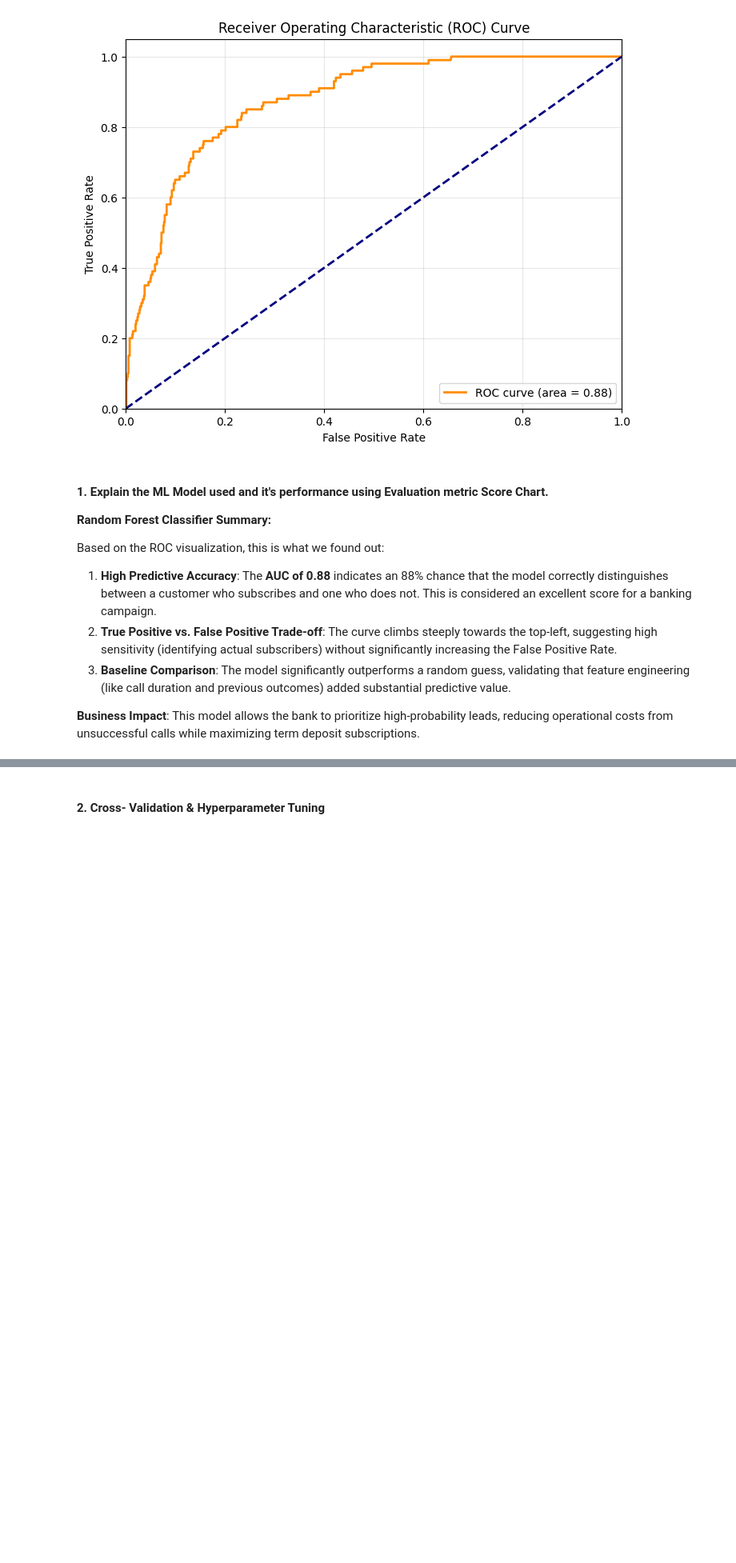
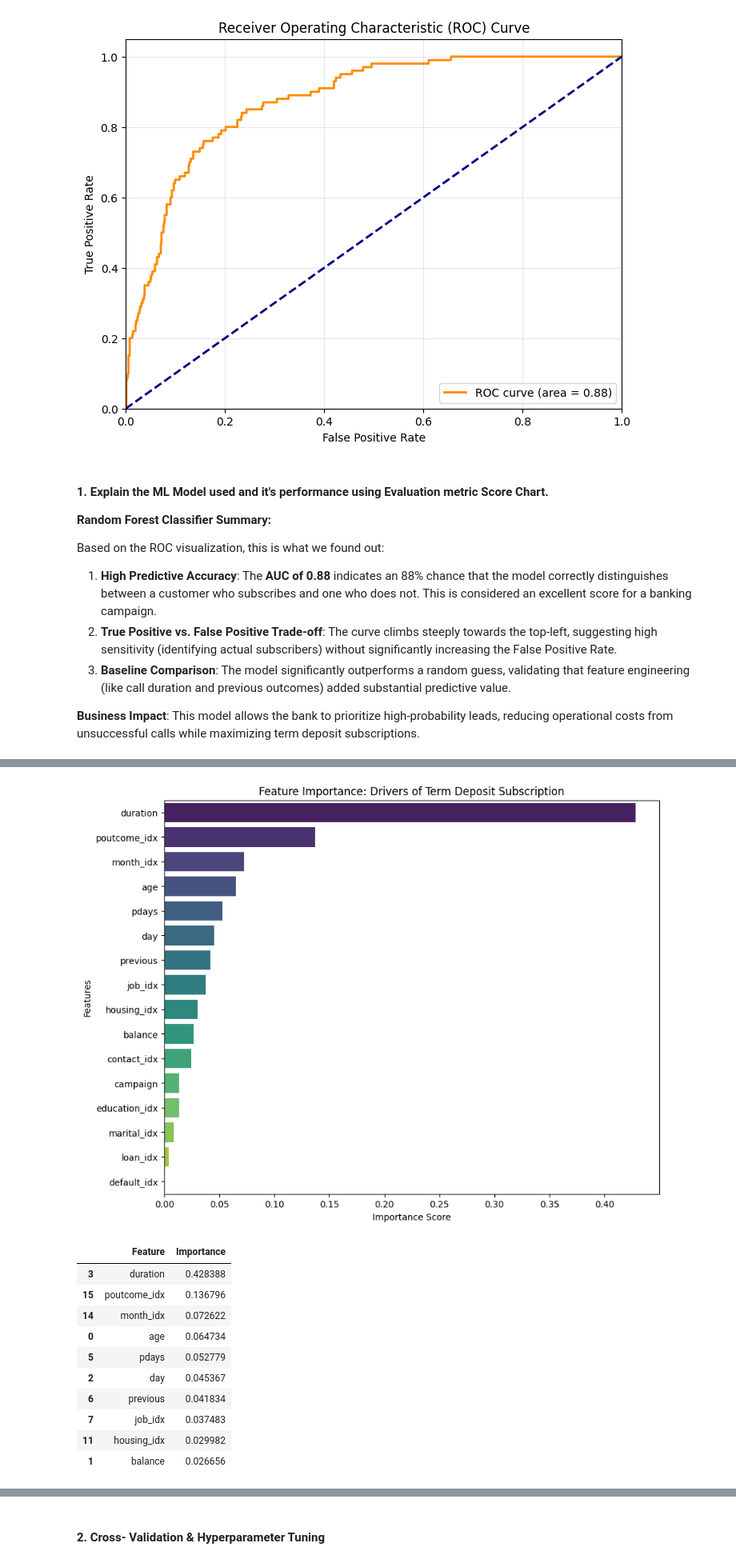
Before and after one commit to amol004/Financial-Forecasting-Frontier-Distributed-ML, a Jupyter notebook: Financial_Forecasting_Frontier_Distributed_ML.ipynb, the cells around one changed output, grey strips where cells are left out. Shown at 80% size. Drawn from its saved outputs; the diff is of its cells as text; code cells hidden in the pictures; blank space fills up the shorter version.

```diff
--- a/Financial_Forecasting_Frontier_Distributed_ML.ipynb
+++ b/Financial_Forecasting_Frontier_Distributed_ML.ipynb
@@ -1070,0 +1099,40 @@ Based on the ROC visualization, this is what we found out:
+# %%
+import pandas as pd
+import matplotlib.pyplot as plt
+import seaborn as sns
+
+# 1. Extract feature importance from the fitted RandomForest model
+# The forest model is the last stage in our pipeline
+rf_model = fitted_pipeline.stages[-1]
+importances = rf_model.featureImportances.toArray()
+
+# 2. Map importance to feature names
+feature_names = vector_input_cols
+feature_importance_df = pd.DataFrame({
+    'Feature': feature_names,
+    'Importance': importances
+}).sort_values(by='Importance', ascending=False)
+
+# 3. Visualization
+plt.figure(figsize=(10, 8))
+sns.barplot(x='Importance', y='Feature', data=feature_importance_df, palette='viridis')
+plt.title('Feature Importance: Drivers of Term Deposit Subscription')
+plt.xlabel('Importance Score')
+plt.ylabel('Features')
+plt.show()
+
+# Display the top drivers numerically
+display(feature_importance_df.head(10))
+# %% [output]
+[figure, added]
+|  | Feature | Importance |
+| 3 | duration | 0.428388 |
+| 15 | poutcome_idx | 0.136796 |
+| 14 | month_idx | 0.072622 |
+| 0 | age | 0.064734 |
+| 5 | pdays | 0.052779 |
+| 2 | day | 0.045367 |
+| 6 | previous | 0.041834 |
+| 7 | job_idx | 0.037483 |
+| 11 | housing_idx | 0.029982 |
+| 1 | balance | 0.026656 |
```
Also changed, not shown: parts of 3 cells of this notebook.
